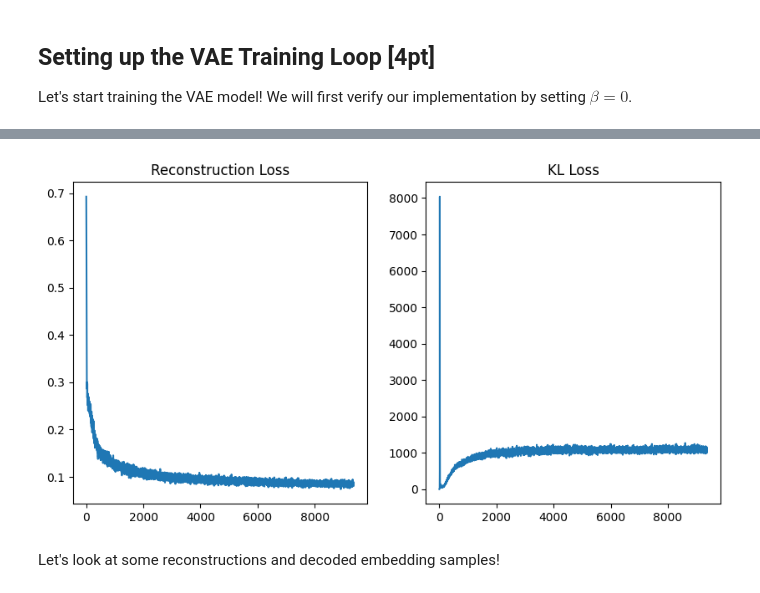
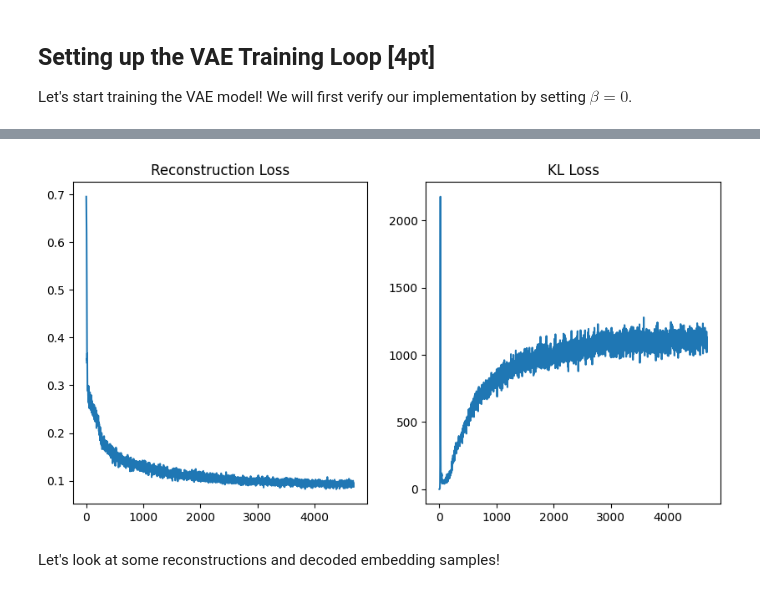
Before and after one commit to ReLRail/csci566-assignment2, a Jupyter notebook: Problem1_VAE_v0.ipynb, the cells around one changed output, grey strips where cells are left out. Saved outputs shown, nothing was run; the diff lists cells and outputs as text; code cells hidden in the pictures.

```diff
--- a/Problem1_VAE_v0.ipynb
+++ b/Problem1_VAE_v0.ipynb
@@ -457,8 +457,8 @@ class VAE(nn.Module):
 
     mu1 = outputs['q'][:,:nz]
     log_sigma1 = outputs['q'][:,nz:]
-    kl_loss = -0.5 * torch.sum(1 + log_sigma1 - mu1.pow(2) - log_sigma1.exp())
-    #kl_loss = kl_divergence(mu1,log_sigma1,torch.zeros_like(mu1).to(device),torch.zeros_like(log_sigma1).to(device)).sum(dim = 1).mean(dim=0)
+    #kl_loss = -0.5 * torch.sum(1 + log_sigma1 - mu1.pow(2) - log_sigma1.exp())
+    kl_loss = kl_divergence(mu1,log_sigma1,torch.zeros_like(mu1).to(device),torch.zeros_like(log_sigma1).to(device)).sum(dim = 1).mean(dim=0)
     #################################### END TODO ######################################
 
     # return weighted objective
@@ -494,7 +494,7 @@ nz = 32
 beta = 0
 
 ####################################### TODO #######################################
-epochs = 10      # recommended 5-20 epochs
+epochs = 5      # recommended 5-20 epochs
 #################################### END TODO ######################################
 
 # build VAE model
@@ -574,5 +574,5 @@ It 9300: Total Loss: 0.08926969766616821,        Rec Loss: 0.08926969766616821,
 Done!
-[figure, old version]
+[figure, new version]
 # %% [markdown]
 Let's look at some reconstructions and decoded embedding samples!
 # %%
```
Also changed, not shown: parts of 21 cells of this notebook, 3 other files.
